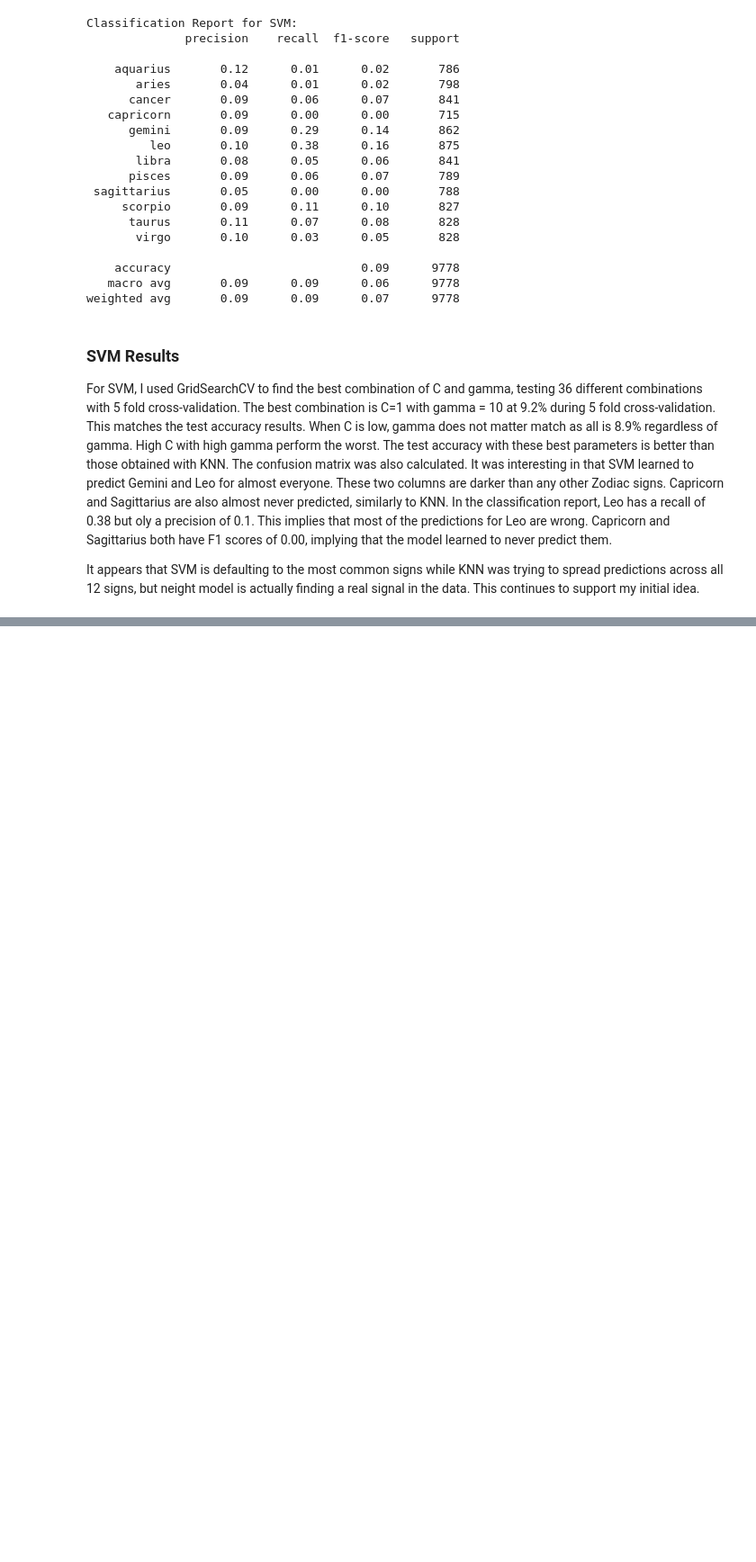
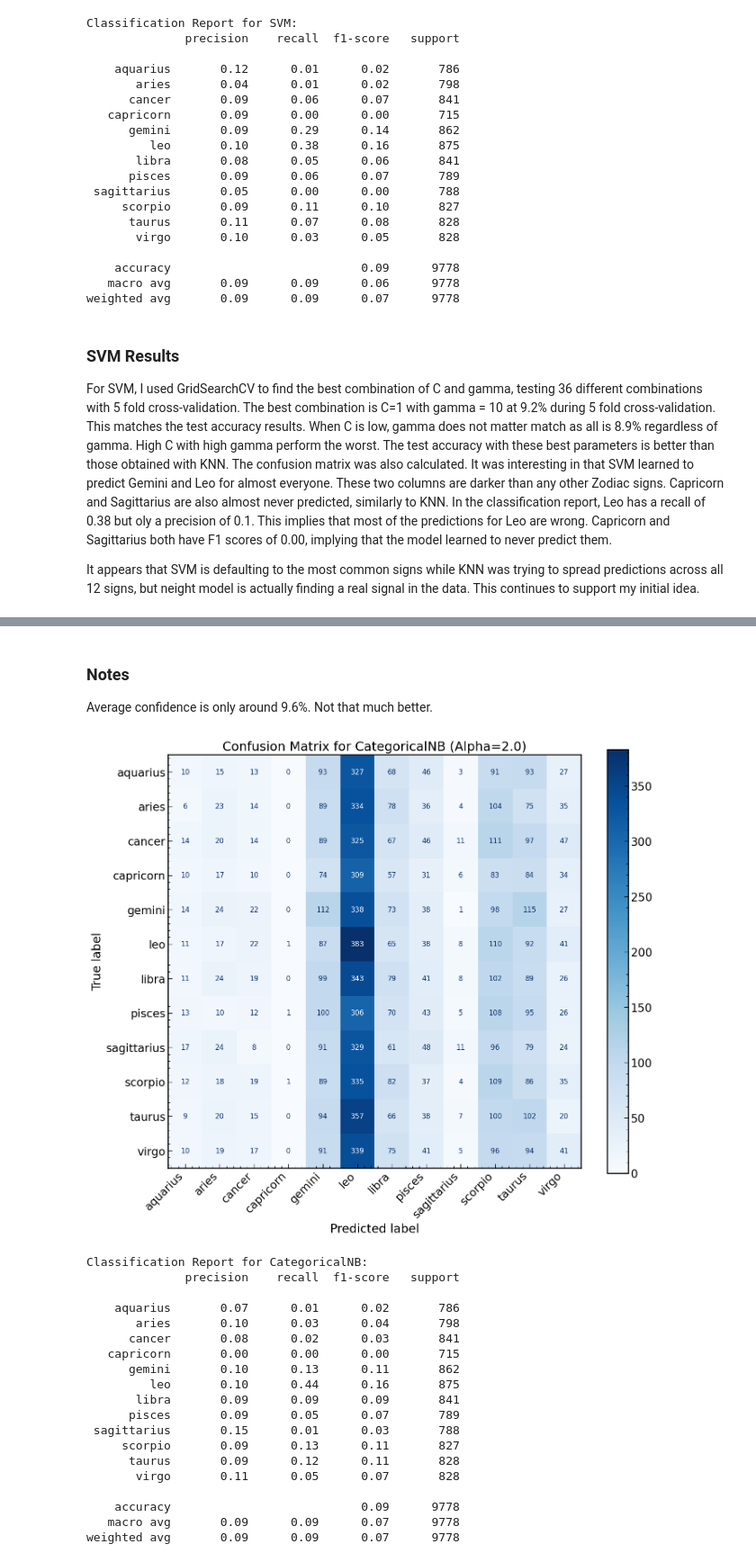
Before and after one commit to ovesa/OKCupid_ML, a Jupyter notebook: main_project.ipynb, the cells around one changed output, grey strips where cells are left out. Shown at 90% size. Drawn from its saved outputs; the diff is of its cells as text; code cells hidden in the pictures; blank space fills up the shorter version.

```diff
--- a/main_project.ipynb
+++ b/main_project.ipynb
@@ -687,0 +845,39 @@ It appears that SVM is defaulting to the most common signs while KNN was trying
+# %% [markdown]
+### Notes
+
+Average confidence is only around 9.6%. Not that much better.
+# %%
+# confusion matrix for CategoricalNB with best alpha
+fig, ax = plt.subplots(figsize=(12, 10))
+cm_cnb = confusion_matrix(y_test, y_pred_cnb)
+disp = ConfusionMatrixDisplay(confusion_matrix=cm_cnb, display_labels=cnb_grid.classes_)
+disp.plot(ax=ax, colorbar=True, cmap='Blues')
+plt.title('Confusion Matrix for CategoricalNB (Alpha=2.0)')
+plt.xticks(rotation=45, ha='right')
+plt.tight_layout()
+plt.show()
+
+# classification report for CategoricalNB
+print("Classification Report for CategoricalNB:")
+print(classification_report(y_test, y_pred_cnb))
+# %% [output]
+[figure, added]
+Classification Report for CategoricalNB:
+              precision    recall  f1-score   support
+
+    aquarius       0.07      0.01      0.02       786
+       aries       0.10      0.03      0.04       798
+      cancer       0.08      0.02      0.03       841
+   capricorn       0.00      0.00      0.00       715
+      gemini       0.10      0.13      0.11       862
+         leo       0.10      0.44      0.16       875
+       libra       0.09      0.09      0.09       841
+      pisces       0.09      0.05      0.07       789
+ sagittarius       0.15      0.01      0.03       788
+     scorpio       0.09      0.13      0.11       827
+      taurus       0.09      0.12      0.11       828
+       virgo       0.11      0.05      0.07       828
+
+    accuracy                           0.09      9778
+   macro avg       0.09      0.09      0.07      9778
+weighted avg       0.09      0.09      0.07      9778
```
Also changed, not shown: parts of 10 cells of this notebook.
